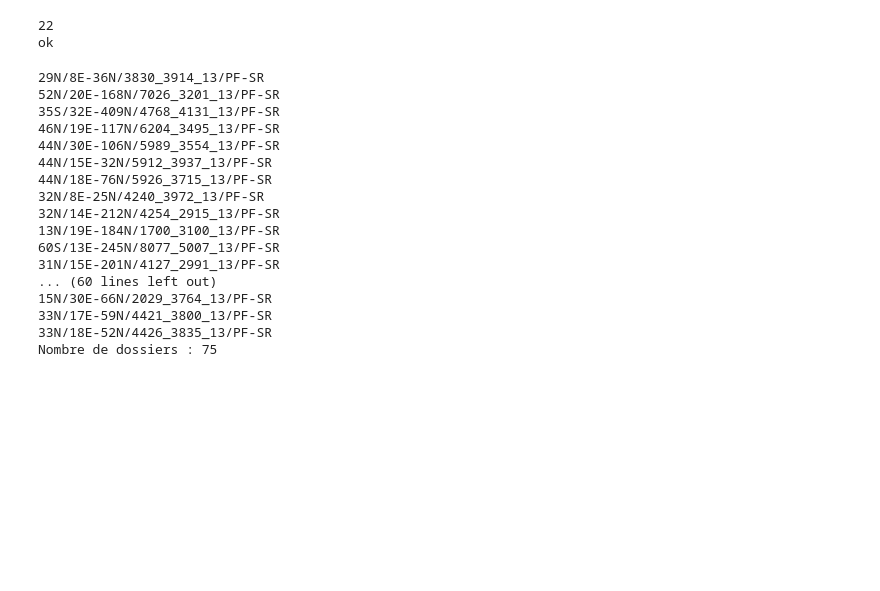
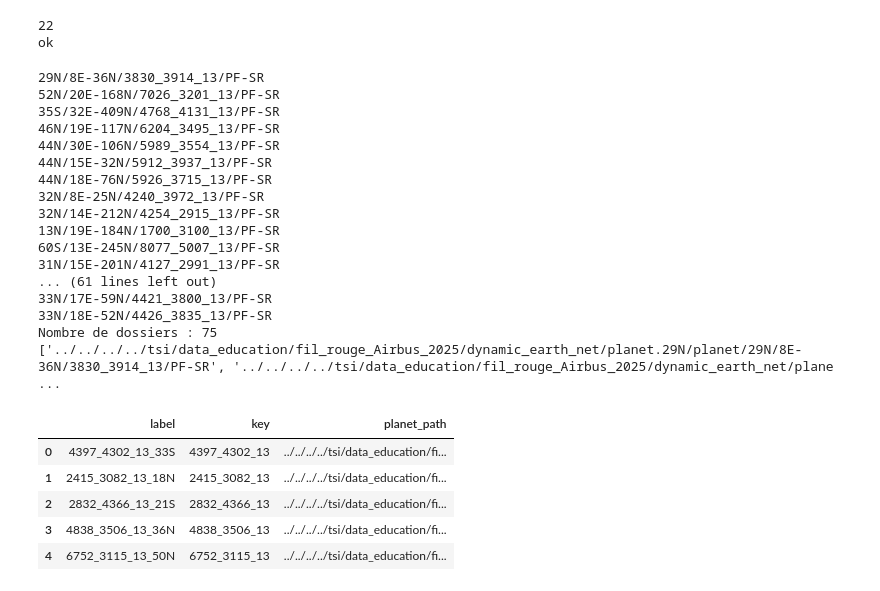
Before and after one commit to alexandreRocchiHenry/Computer_Vision_Projet, a Jupyter notebook: connection_bd.ipynb, the cells around one changed output. Drawn from its saved outputs; the diff is of its cells as text; code cells hidden in the pictures; blank space fills up the shorter version.

```diff
--- a/connection_bd.ipynb
+++ b/connection_bd.ipynb
@@ -66,6 +76,7 @@ ok
 def list_subdirectories(directory, max_depth=5):
     """Affiche les noms des sous-dossiers après 'planet/' jusqu'à une profondeur maximale."""
     counter = 0
+    list_subdirectories = []
     try:
         for root, dirs, files in os.walk(directory):
             depth = root[len(directory):].count(os.sep)
@@ -76,11 +87,15 @@ def list_subdirectories(directory, max_depth=5):
                 if "planet/" and "PF-SR" in relative_path:
                     print(relative_path.split("planet/")[-1])
                     counter += 1
+                    list_subdirectories.append(relative_path)
     except Exception as e:
         print(f"Erreur : {e}")
     print(f"Nombre de dossiers : {counter}")
+    return list_subdirectories
 
-list_subdirectories(PATH_DATA)
+list_subdirectories = list_subdirectories(PATH_DATA)
+
+print(list_subdirectories)
 # %% [output]
 29N/8E-36N/3830_3914_13/PF-SR
 52N/20E-168N/7026_3201_13/PF-SR
@@ -94,8 +109,8 @@ list_subdirectories(PATH_DATA)
 13N/19E-184N/1700_3100_13/PF-SR
 60S/13E-245N/8077_5007_13/PF-SR
 31N/15E-201N/4127_2991_13/PF-SR
-... (60 lines left out)
-15N/30E-66N/2029_3764_13/PF-SR
+... (61 lines left out)
 33N/17E-59N/4421_3800_13/PF-SR
 33N/18E-52N/4426_3835_13/PF-SR
 Nombre de dossiers : 75
+['../../../../tsi/data_education/fil_rouge_Airbus_2025/dynamic_earth_net/planet.29N/planet/29N/8E-36N/3830_3914_13/PF-SR', '../../../../tsi/data_education/fil_rouge_Airbus_2025/dynamic_earth_net/plane ...
@@ -101,0 +133,9 @@ Nombre de dossiers : 75
+# %%
+df_merged.head()
+# %% [output]
+|  | label | key | planet_path |
+| 0 | 4397_4302_13_33S | 4397_4302_13 | ../../../../tsi/data_education/fi... |
+| 1 | 2415_3082_13_18N | 2415_3082_13 | ../../../../tsi/data_education/fi... |
+| 2 | 2832_4366_13_21S | 2832_4366_13 | ../../../../tsi/data_education/fi... |
+| 3 | 4838_3506_13_36N | 4838_3506_13 | ../../../../tsi/data_education/fi... |
+| 4 | 6752_3115_13_50N | 6752_3115_13 | ../../../../tsi/data_education/fi... |
```
Also changed, not shown: parts of 8 cells of this notebook, 1 other file.
